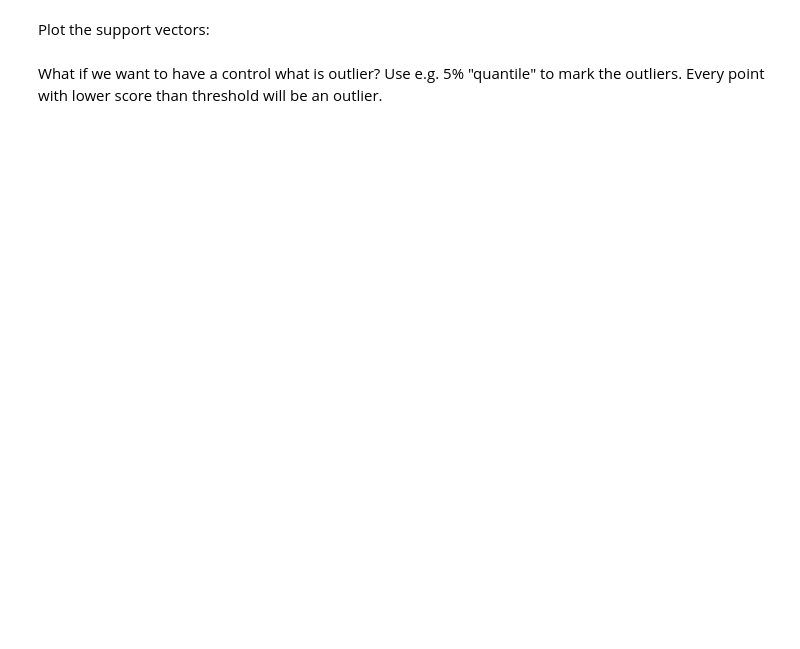
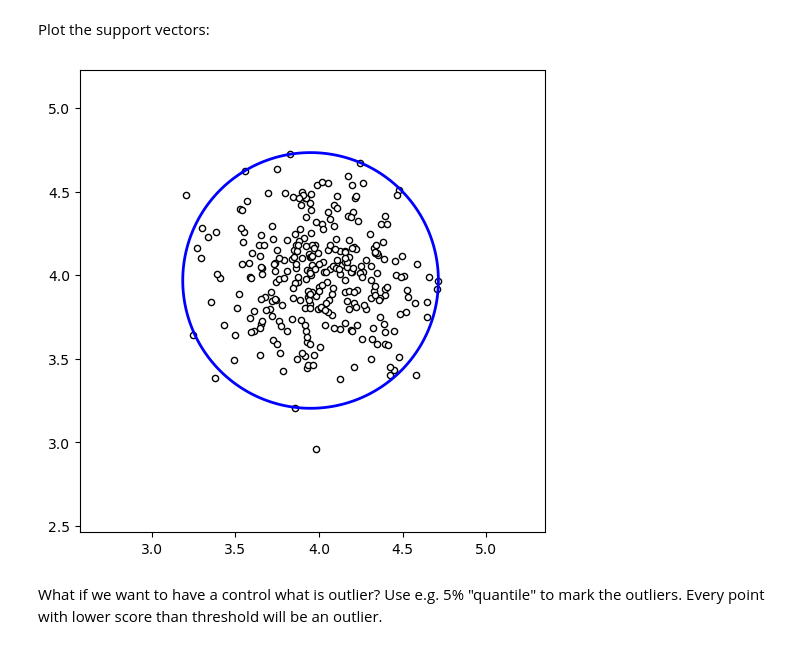
Before and after one commit to Zoomma1/VUT_Machine_Learning_Fundamentals_Victor_Germain, a Jupyter notebook: MPA_MLF_SVM_2students_comments.ipynb, the cells around one changed output. Saved outputs shown, nothing was run; the diff lists cells and outputs as text; code cells hidden in the pictures; blank space fills up the shorter version.

```diff
--- a/MPA_MLF_SVM_2students_comments.ipynb
+++ b/MPA_MLF_SVM_2students_comments.ipynb
@@ -101,5 +169,23 @@ plt.show()
 # %% [markdown]
 Plot the support vectors:
+# %%
+oc_clf = SVMmodelOne
+
+x_min, x_max = x[:,0].min() - 0.5, x[:,0].max() + 0.5
+y_min, y_max = x[:,1].min() - 0.5, x[:,1].max() + 0.5
+xx, yy = np.meshgrid(np.linspace(x_min, x_max, 300),
+                     np.linspace(y_min, y_max, 300))
+grid = np.c_[xx.ravel(), yy.ravel()]
+
+Z = oc_clf.decision_function(grid).reshape(xx.shape)
+
+plt.figure(figsize=(6,6))
+plt.contour(xx, yy, Z, levels=[0], colors='blue', linewidths=2)
+plt.scatter(x[:,0], x[:,1], s=20, c='white', edgecolors='k', label='data')
+plt.axis('equal')
+plt.show()
+# %% [output]
+[figure, added]
 # %% [markdown]
 What if we want to have a control what is outlier? Use e.g. 5% "quantile" to mark the outliers. Every point with lower score than threshold will be an outlier.
 # %%
```
Also changed, not shown: parts of 12 cells of this notebook.
